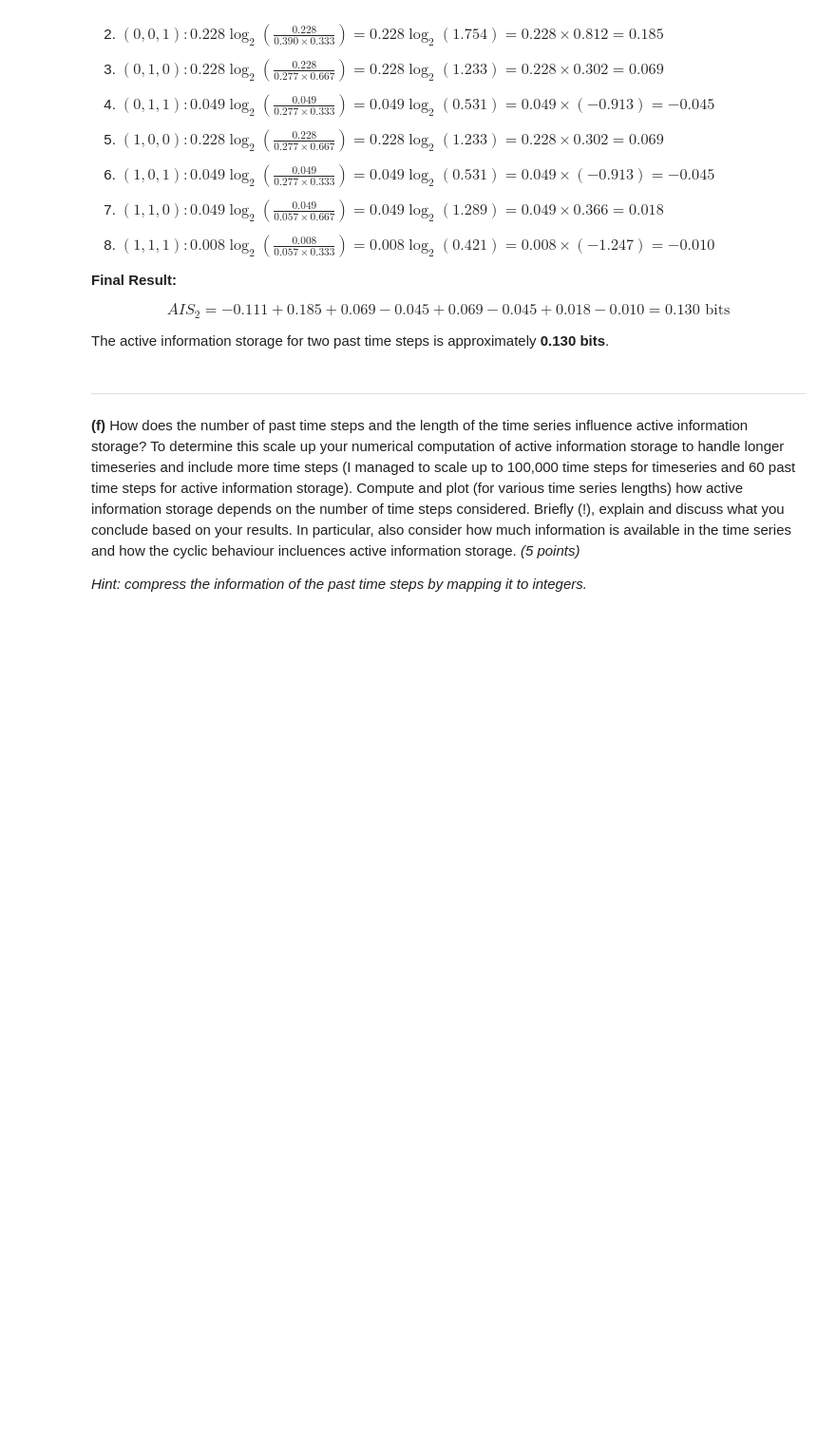
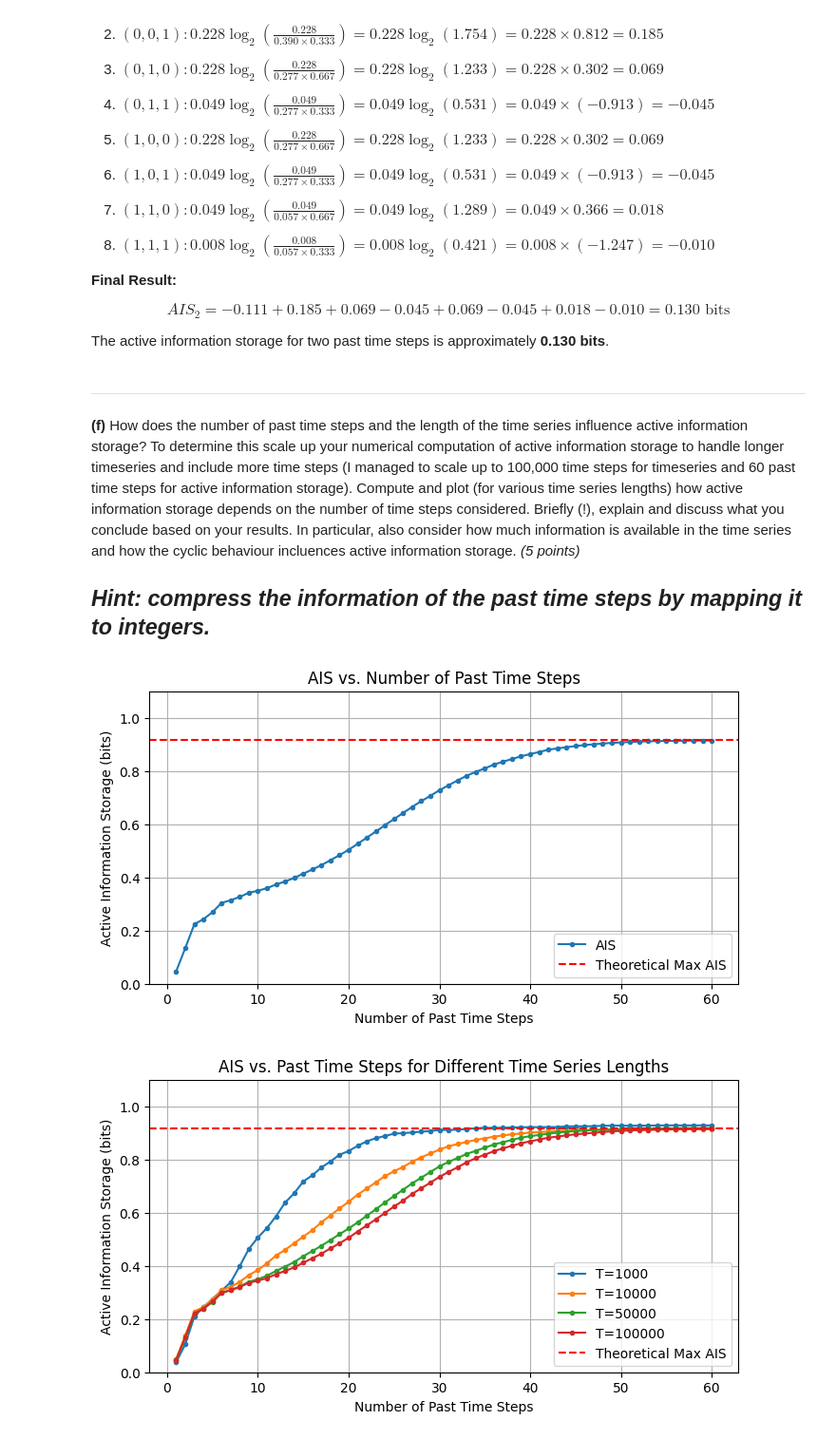
Before and after one commit to m-abbas-ansari/Neural-Coding-25, a Jupyter notebook: Assignment 7/2025_Neural_coding_Homework7-Abbas-Jannis.ipynb, the cells around one changed output. Shown at 95% size. Saved outputs shown, nothing was run; the diff lists cells and outputs as text; code cells hidden in the pictures; blank space fills up the shorter version.

```diff
--- a/Assignment 7/2025_Neural_coding_Homework7-Abbas-Jannis.ipynb
+++ b/Assignment 7/2025_Neural_coding_Homework7-Abbas-Jannis.ipynb
@@ -412,3 +412,72 @@ Briefly (!), explain and discuss what you conclude based on your results. In par
 *(5 points)*
 
 *Hint: compress the information of the past time steps by mapping it to integers.*
+---
+# %%
+# Function to compute AIS for multiple past time steps
+def compute_ais(spikes, max_past_steps):
+    T = len(spikes)
+    ais_values = []
+
+    for past_steps in range(1, max_past_steps + 1):
+        # Compress past time steps into integers
+        past_states = np.zeros(T - past_steps, dtype=int)
+        for step in range(past_steps):
+            past_states += spikes[step:T - past_steps + step] * (2 ** step)
+
+        # Current states
+        current_states = spikes[past_steps:]
+
+        # Compute mutual information
+        mi_nats = mutual_info_score(past_states, current_states)
+        mi_bits = mi_nats / np.log(2)
+        ais_values.append(mi_bits)
+
+    return ais_values
+
+# Simulate a longer spike train
+np.random.seed(42)
+T_long = 100000
+probs_long = np.array([tuning_function(t) for t in range(1, T_long + 1)])
+spikes_long = np.random.binomial(1, probs_long)
+
+# Compute AIS for various past time steps
+max_past_steps = 60
+ais_values = compute_ais(spikes_long, max_past_steps)
+
+# Theoretical maximum AIS value
+theoretical_max_ais = 0.918
+
+# Plot AIS as a function of past time steps
+plt.figure(figsize=(8, 4))
+plt.plot(range(1, max_past_steps + 1), ais_values, marker='.', label='AIS')
+plt.axhline(y=theoretical_max_ais, color='r', linestyle='--', label='Theoretical Max AIS')
+plt.ylim(0, 1.2 * theoretical_max_ais)
+plt.xlabel('Number of Past Time Steps')
+plt.ylabel('Active Information Storage (bits)')
+plt.title('AIS vs. Number of Past Time Steps')
+plt.legend()
+plt.grid()
+plt.show()
+
+# Analyze AIS for different time series lengths
+time_series_lengths = [1000, 10000, 50000, 100000]
+plt.figure(figsize=(8, 4))
+
+for T in time_series_lengths:
+    probs = np.array([tuning_function(t) for t in range(1, T + 1)])
+    spikes = np.random.binomial(1, probs)
+    ais_values = compute_ais(spikes, max_past_steps=60)  # Limit to 20 past steps for clarity
+    plt.plot(range(1, 61), ais_values, marker='.', label=f'T={T}')
+
+plt.axhline(y=theoretical_max_ais, color='r', linestyle='--', label='Theoretical Max AIS')
+plt.ylim(0, 1.2 * theoretical_max_ais)
+plt.xlabel('Number of Past Time Steps')
+plt.ylabel('Active Information Storage (bits)')
+plt.title('AIS vs. Past Time Steps for Different Time Series Lengths')
+plt.legend()
+plt.grid()
+plt.show()
+# %% [output]
+[figure, added]
+[figure, added]
```
Also changed, not shown: parts of 1 cell of this notebook.
